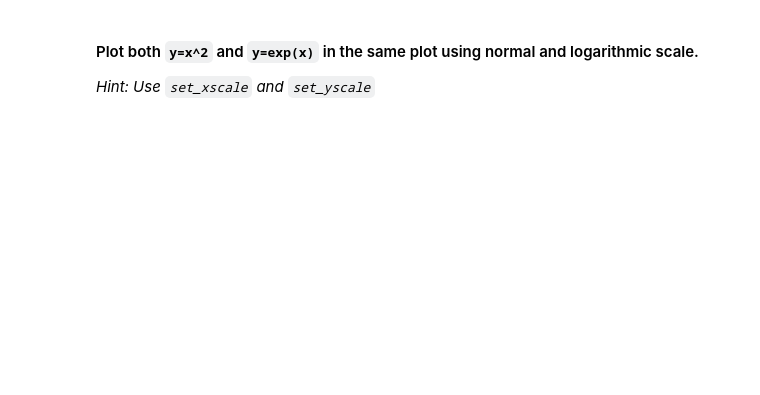
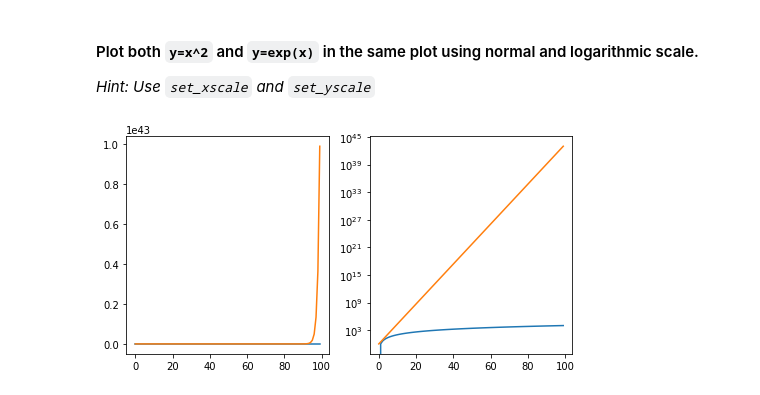
Before and after one commit to LauraRepullo/datamad0119, a Jupyter notebook: module-2/lab-matplotlib-seaborn/your-code/challenge-1.ipynb, the cells around one changed output. Cells and saved outputs as stored; diff of their text form; code cells hidden in the pictures; blank space fills up the shorter version.

```diff
--- a/module-2/lab-matplotlib-seaborn/your-code/challenge-1.ipynb
+++ b/module-2/lab-matplotlib-seaborn/your-code/challenge-1.ipynb
@@ -66,0 +81,13 @@ plt.subplot(121)
+# %%
+# your code here
+
+f, (ax1,ax2) = plt.subplots(1,2,figsize=(8,4))
+ax1.plot(x,x**2, x, np.exp(x) )
+ax2.plot(x,x**2, x, np.exp(x), )
+ax2.set_yscale('log')
+#plt.set_xscale("linear")
+#plt.set_yscale("linear")
+#plt.set_xscale("log")
+#plt.set_yscale("log")
+# %% [output]
+[figure, added]
```
Also changed, not shown: parts of 8 cells of this notebook.
